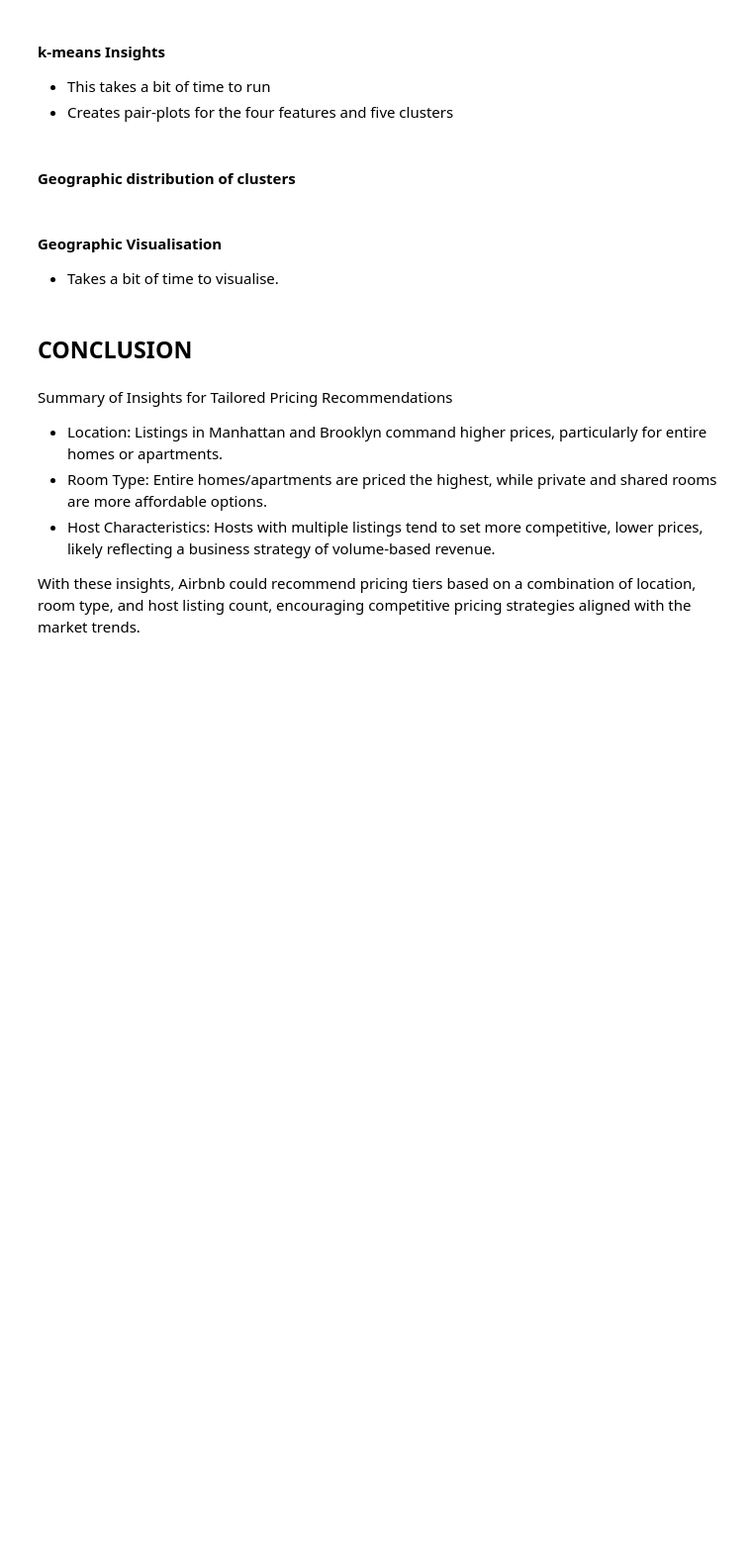
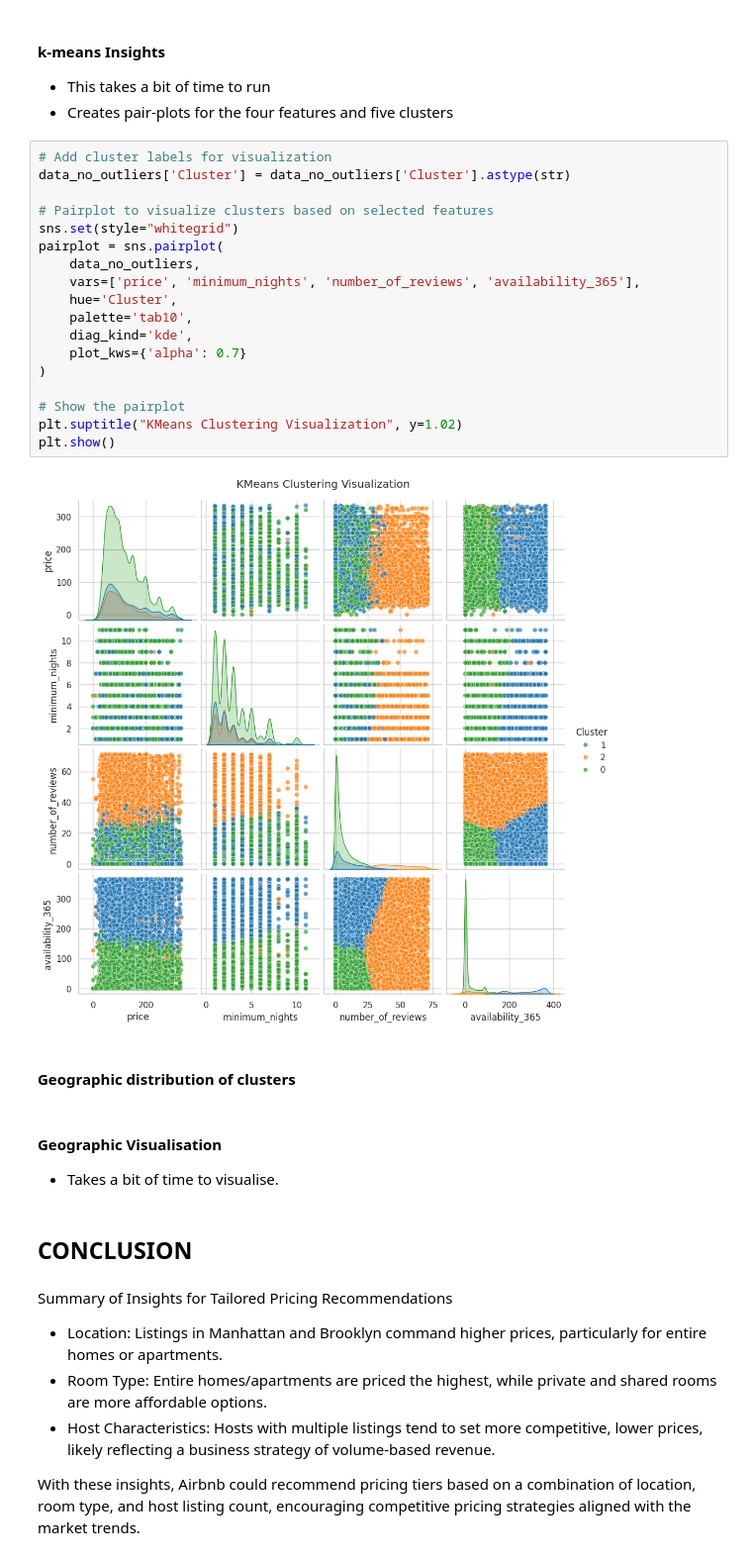
Before and after one commit to mariaingold/AirbnbNYC, a Jupyter notebook: AirbnbNYC.ipynb, the cells around one changed output. Shown at 99% size. Saved outputs shown, nothing was run; the diff lists cells and outputs as text; blank space fills up the shorter version.

```diff
--- a/AirbnbNYC.ipynb
+++ b/AirbnbNYC.ipynb
@@ -1145,6 +1141,26 @@ data_no_outliers.head()
 
 - This takes a bit of time to run
 - Creates pair-plots for the four features and five clusters
+# %%
+# Add cluster labels for visualization
+data_no_outliers['Cluster'] = data_no_outliers['Cluster'].astype(str)
+
+# Pairplot to visualize clusters based on selected features
+sns.set(style="whitegrid")
+pairplot = sns.pairplot(
+    data_no_outliers,
+    vars=['price', 'minimum_nights', 'number_of_reviews', 'availability_365'],
+    hue='Cluster',
+    palette='tab10',
+    diag_kind='kde',
+    plot_kws={'alpha': 0.7}
+)
+
+# Show the pairplot
+plt.suptitle("KMeans Clustering Visualization", y=1.02)
+plt.show()
+# %% [output]
+[figure, added]
 # %% [markdown]
 #### Geographic distribution of clusters
 # %% [markdown]
```
Also changed, not shown: parts of 3 cells of this notebook.
